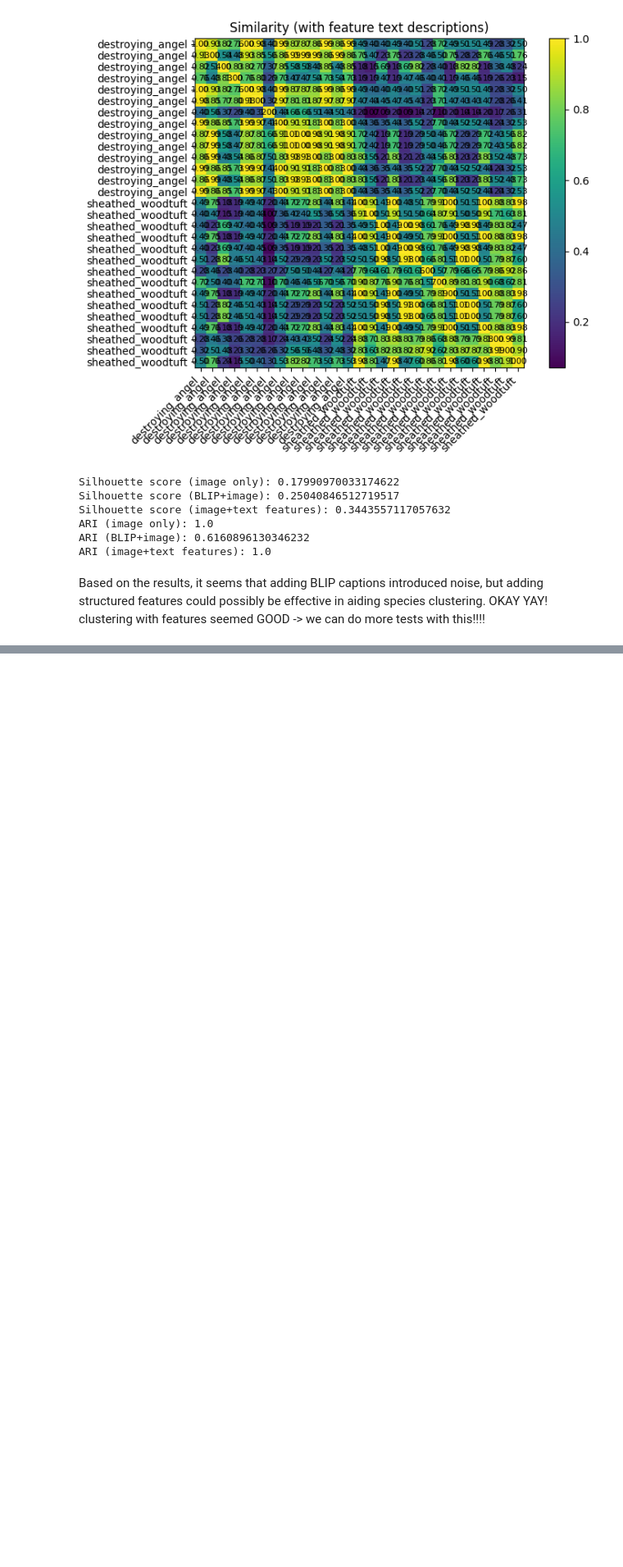
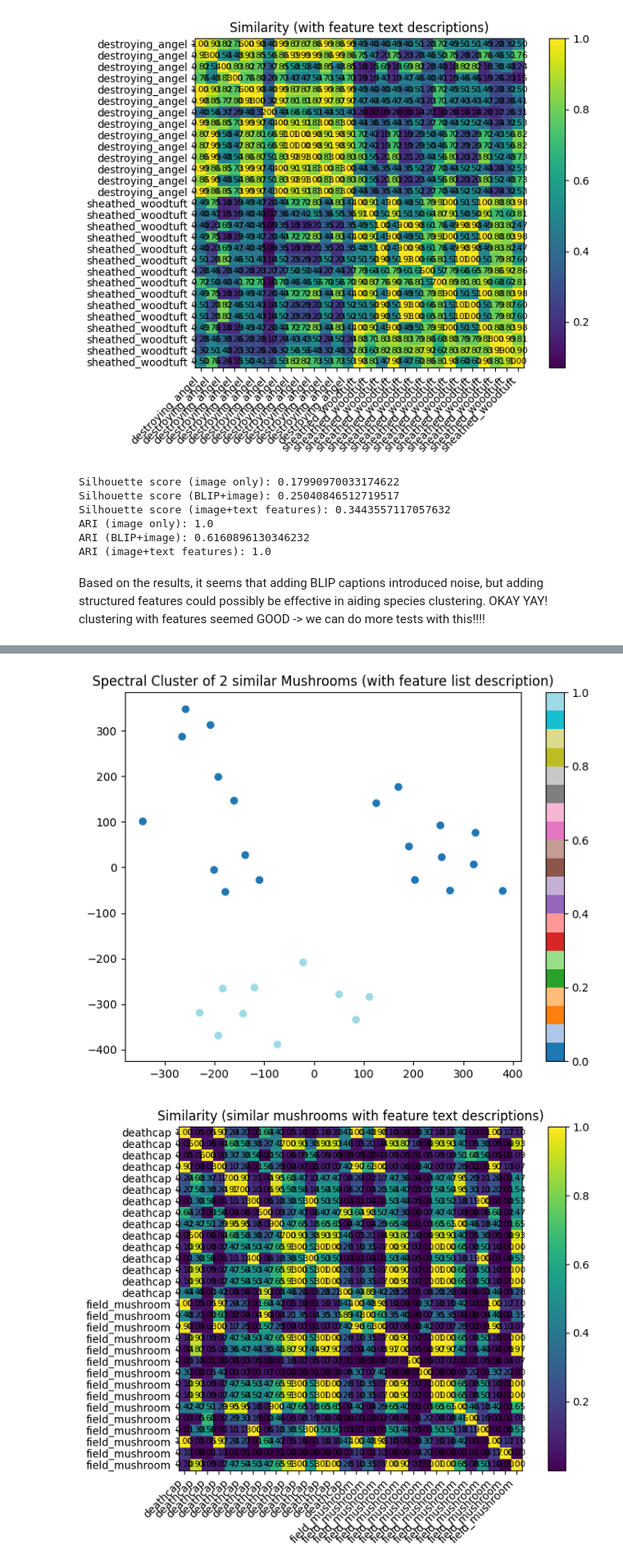
Before and after one commit to mwsong/COGS118B_FA25_Project, a Jupyter notebook: few_species_test(1).ipynb, the cells around one changed output, grey strips where cells are left out. Shown at 82% size. Saved outputs shown, nothing was run; the diff lists cells and outputs as text; code cells hidden in the pictures; blank space fills up the shorter version.

```diff
--- a/few_species_test.ipynb
+++ b/few_species_test(1).ipynb
@@ -184,0 +218,27 @@ Based on the results, it seems that adding BLIP captions introduced noise, but a
+# %%
+feature_embed2 = embed_label_prompts(sub_text_embeds2)
+combined_embeds_ft2 = combine_embeds(subset_embeds2, feature_embed2)
+
+sub_spec_labels5, sub_spec_model5 = cluster_spectral(combined_embeds_ft2 , k =2)
+pca_embeds5 = PCA(n_components=20).fit_transform(combined_embeds_ft2)
+
+tsne_embeds5 = TSNE(
+    n_components=2,
+    perplexity=8,
+    learning_rate=200,
+    init='pca'
+).fit_transform(pca_embeds5)
+
+plot_clusters(tsne_embeds5, sub_spec_labels5, title="Spectral Cluster of 2 similar Mushrooms (with feature list description)")
+
+sims5 = cosine_similarity(combined_embeds_ft2)
+row_labels5 = [os.path.basename(os.path.dirname(p)) for p in sub_image_paths2]
+col_labels5 = row_labels5  # same for columns if comparing images to themselves
+
+sigma5 = 0.12
+sims_kernel5 = np.exp(-((1 - sims5)**2) / (2 * sigma5**2))
+
+plot_similarity_heatmap(sims_kernel5, row_labels=row_labels5, col_labels=col_labels5, title="Similarity (similar mushrooms with feature text descriptions)")
+# %% [output]
+[figure, added]
+[figure, added]
```
Also changed, not shown: parts of 9 cells of this notebook.
